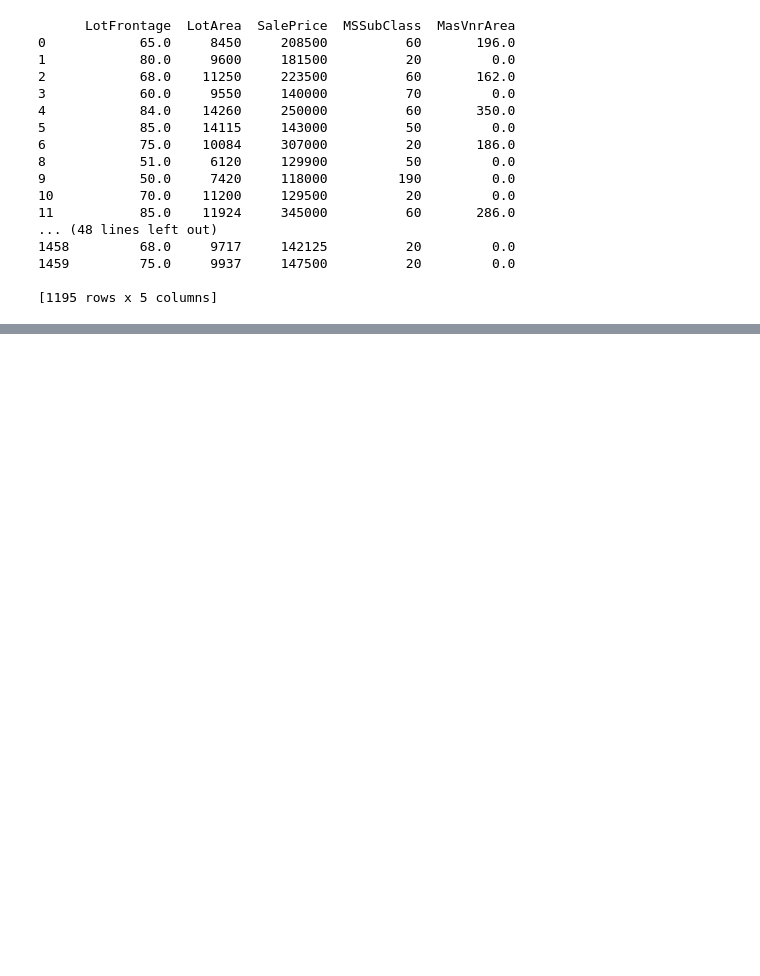
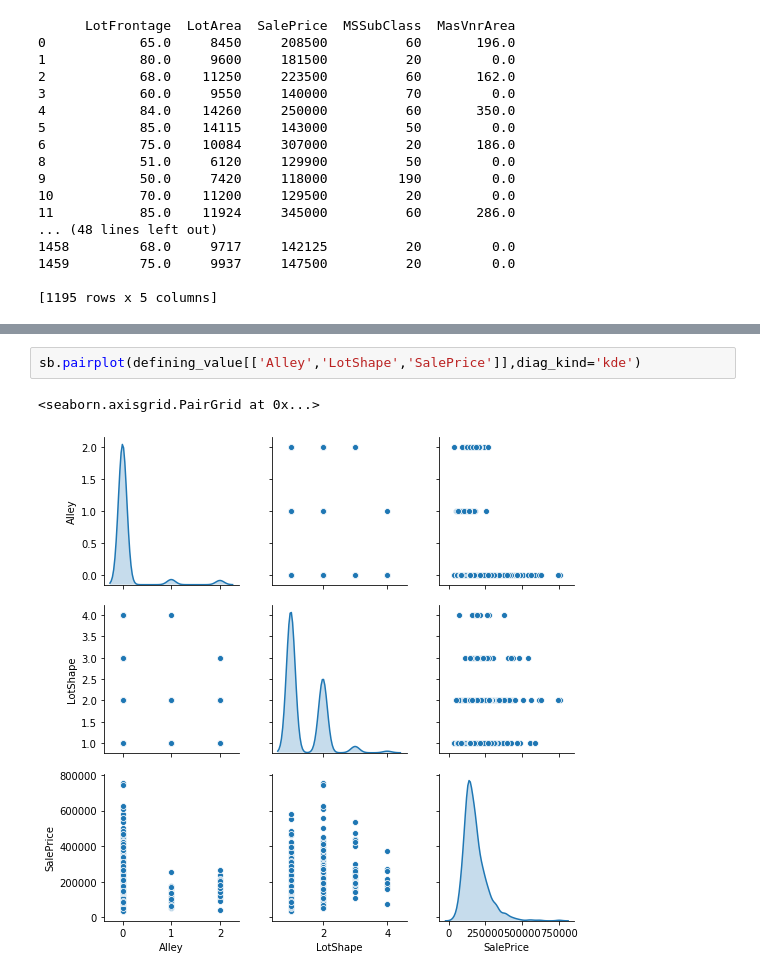
Before and after one commit to galihsatriawan/House-Price-Regression, a Jupyter notebook: PreProcessing.ipynb, the cells around one changed output, grey strips where cells are left out. Saved outputs shown, nothing was run; the diff lists cells and outputs as text; blank space fills up the shorter version.

```diff
--- a/PreProcessing.ipynb
+++ b/PreProcessing.ipynb
@@ -119,0 +134,5 @@ sb.pairplot(sub[['SalePrice','LotFrontage','LotArea','MSSubClass','MasVnrArea']]
+# %%
+sb.pairplot(defining_value[['Alley','LotShape','SalePrice']],diag_kind='kde')
+# %% [output]
+<seaborn.axisgrid.PairGrid at 0x...>
+[figure, added]
```
Also changed, not shown: parts of 22 cells of this notebook, 3 other files.
